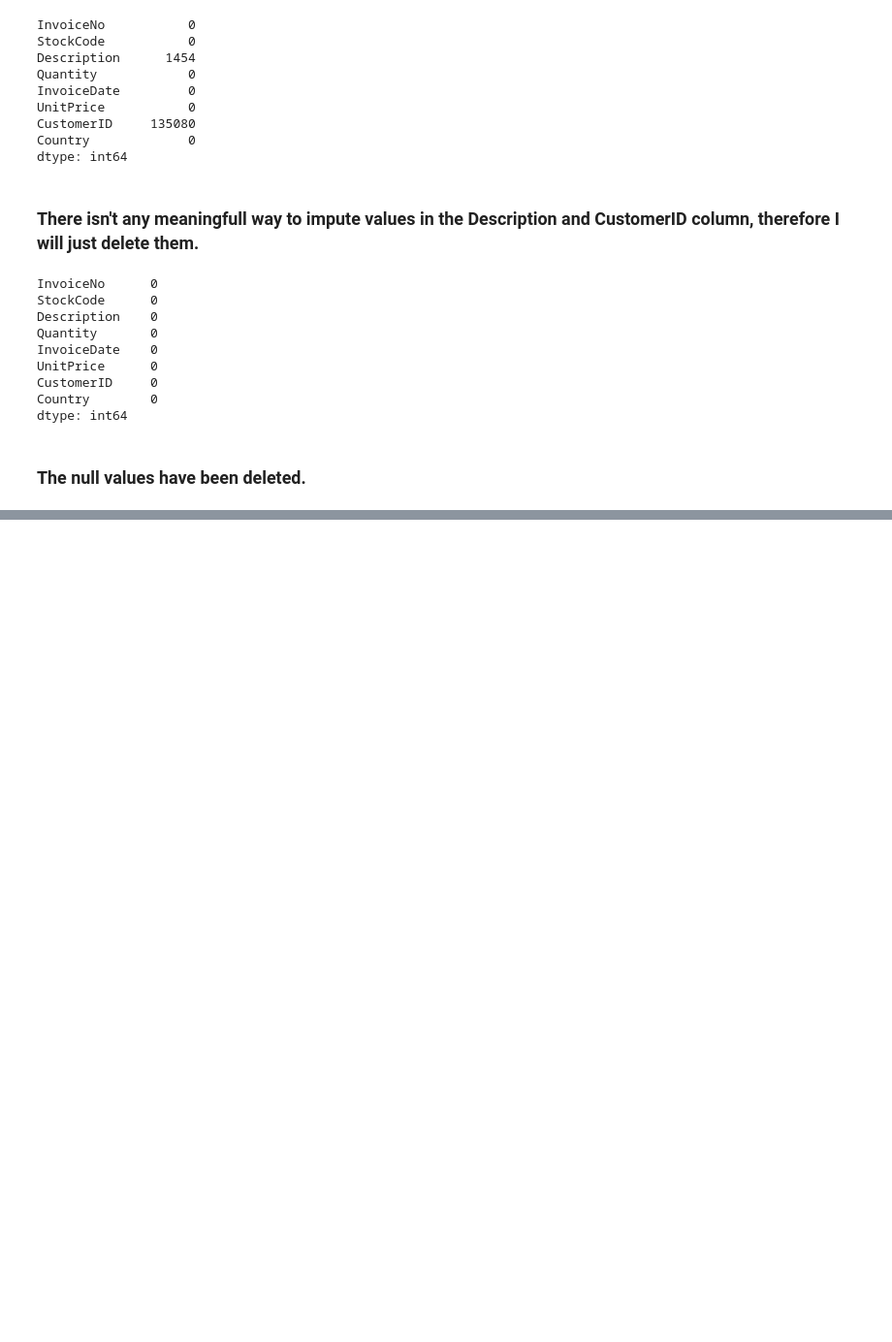
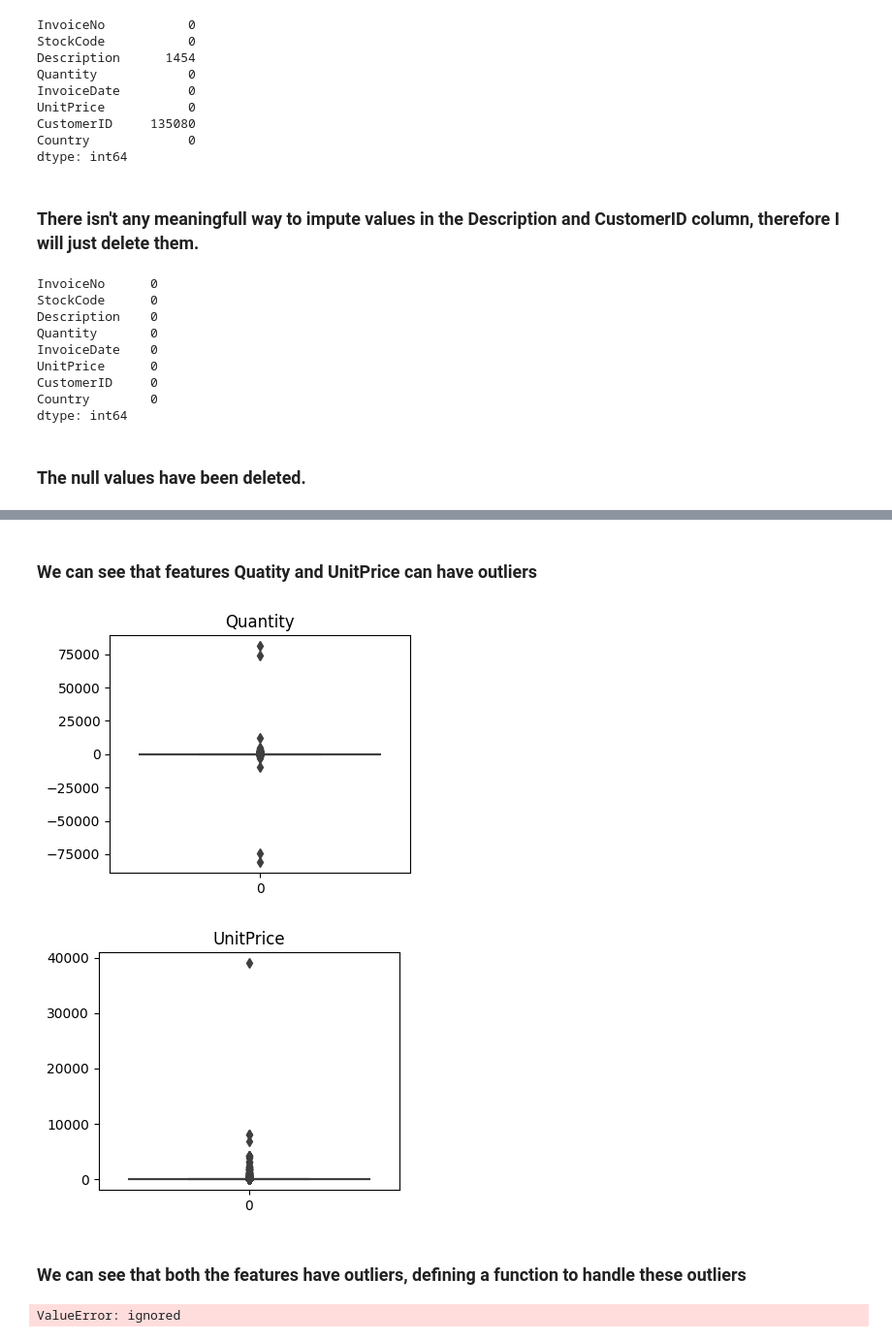
Before and after one commit to vishant750/Online_Retail_Customer_Segmentation, a Jupyter notebook: Online_Retail_Customer_Segmentation.ipynb, the cells around one changed output, grey strips where cells are left out. Shown at 97% size. Cells and saved outputs as stored; diff of their text form; code cells hidden in the pictures; blank space fills up the shorter version.

```diff
--- a/Online_Retail_Customer_Segmentation.ipynb
+++ b/Online_Retail_Customer_Segmentation.ipynb
@@ -175,0 +184,3 @@ dtype: int64
+# %%
+#Deleting the duplicated values
+customer_segmentation_df.drop_duplicates(inplace=True)
@@ -175,0 +207,15 @@ dtype: int64
+# %% [markdown]
+### We can see that features Quatity and UnitPrice can have outliers
+# %%
+#Defining a list for potential outliers features
+pot_out_features=['Quantity','UnitPrice']
+for index,value in enumerate(pot_out_features):
+  plt.figure(figsize=(4,7))
+  plt.subplot(2,1,index+1)
+  sns.boxplot(customer_segmentation_df[value])
+  plt.title(value)
+# %% [output]
+[figure, added]
+[figure, added]
+# %% [markdown]
+### We can see that both the features have outliers, defining a function to handle these outliers
@@ -175,0 +234,6 @@ dtype: int64
+# %%
+#Applying the outliers removal process on the two features
+customer_segmentation_df=handling_outliers(customer_segmentation_df,'Quantity')
+customer_segmentation_df=handling_outliers(customer_segmentation_df,'UnitPrice')
+# %% [output]
+ValueError: ignored
```
Also changed, not shown: parts of 11 cells of this notebook.
